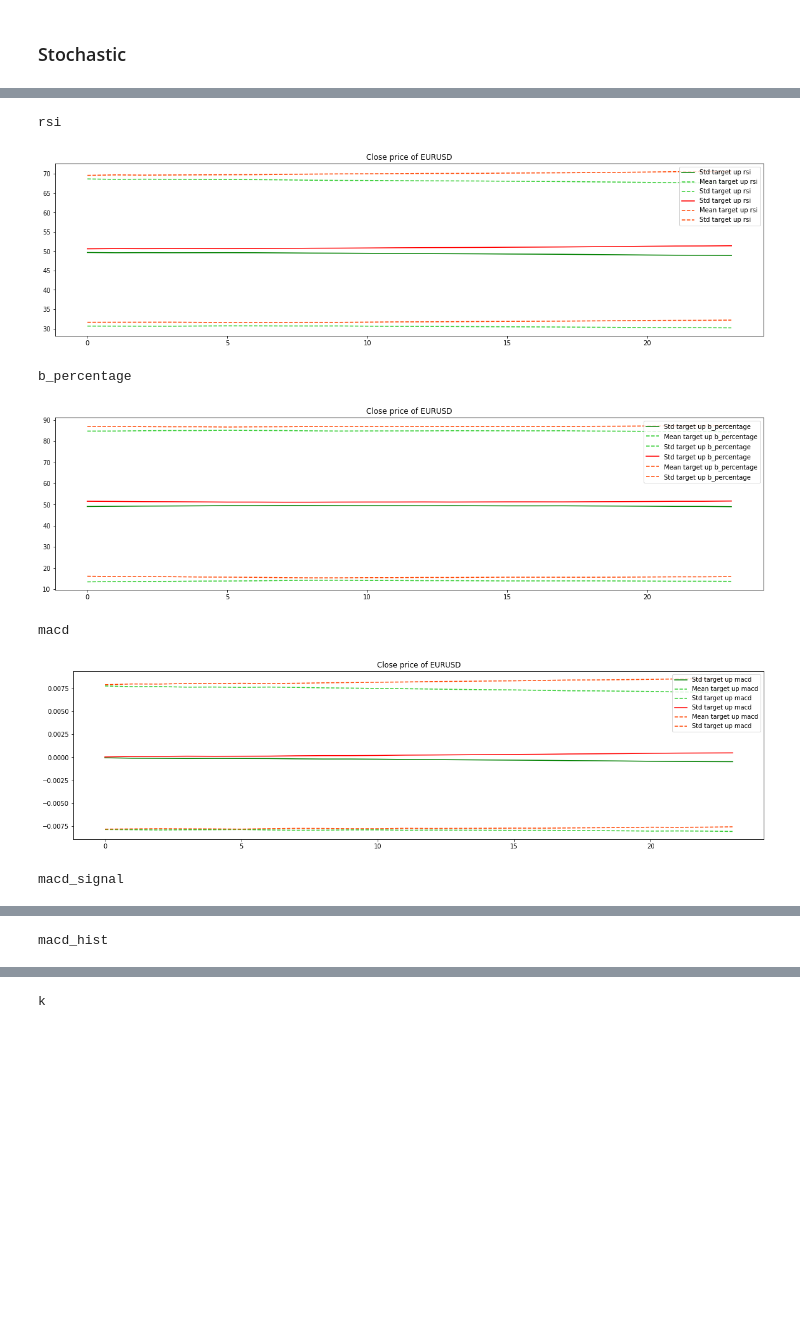
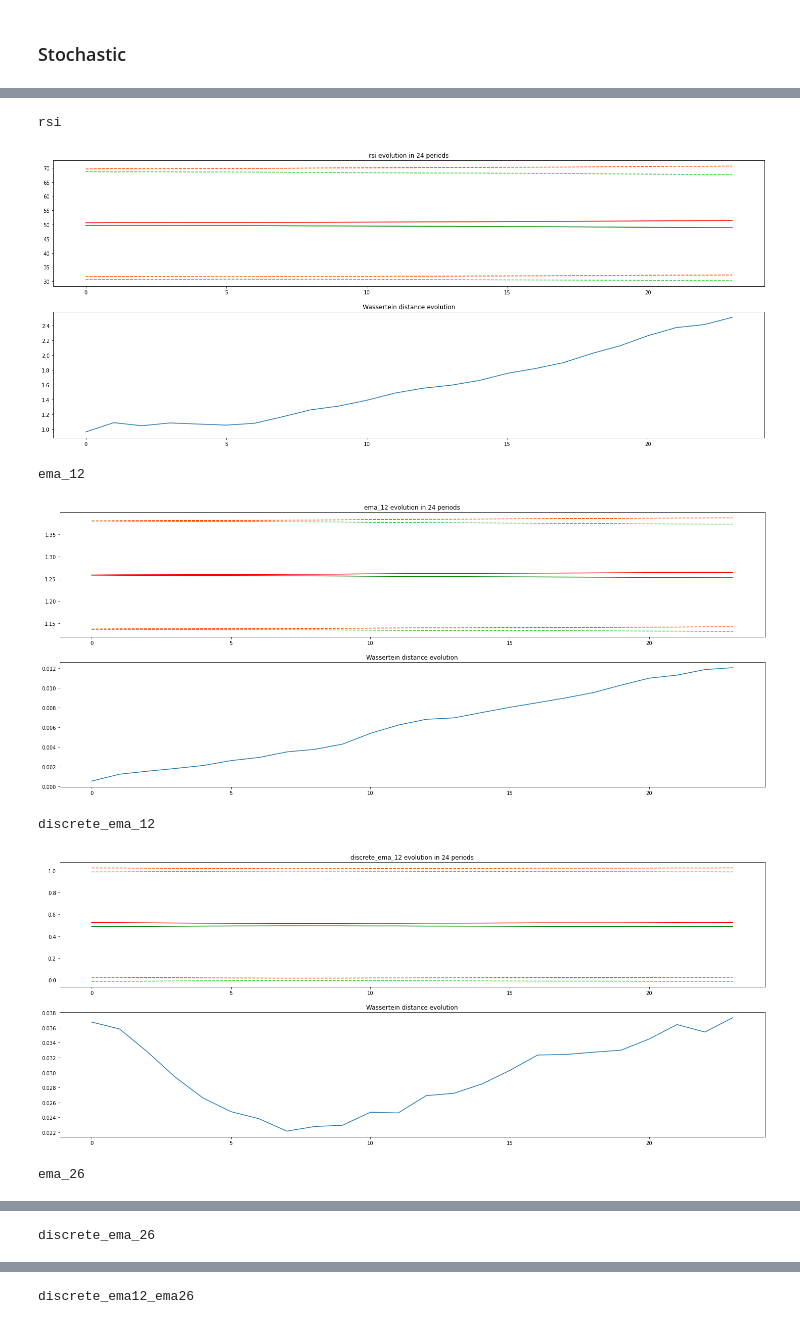
Before and after one commit to SaidJacoboDev/smart-markets, a Jupyter notebook: Chapter 1 - The data/eur_usd_analysis.ipynb, the cells around one changed output, grey strips where cells are left out. Saved outputs shown, nothing was run; the diff lists cells and outputs as text; code cells hidden in the pictures; blank space fills up the shorter version.

Commit message:
Agrego distancia de wasserstein respecto a la distancia del target

```diff
--- a/Chapter 1 - The data/eur_usd_analysis.ipynb
+++ b/Chapter 1 - The data/eur_usd_analysis.ipynb
@@ -757,7 +758,15 @@ def get_evolution_feature(dataframe, target, features_analyze, max_periods_fordw
         bearish_std_evolution = np.array([])
         bullish_std_evolution = np.array([])
 
+        wassertein_distance_evolution = np.array([])
+
         for target_column in target_columns:
+
+            df_bearish = df.loc[df[target_column] == 0]
+            df_bullish = df.loc[df[target_column] == 1]
+
+            dist = wasserstein_distance(df_bearish[feature], df_bullish[feature])
+            wassertein_distance_evolution = np.append(wassertein_distance_evolution, dist)
 
             group_by_target = df.groupby(target_column)
 
@@ -770,38 +779,37 @@ def get_evolution_feature(dataframe, target, features_analyze, max_periods_fordw
             bullish_mean_evolution = np.append(bullish_mean_evolution, mean[1])
             bullish_std_evolution = np.append(bullish_std_evolution, std[1])
 
+        plt.figure(figsize=(25,10))
+        plt.subplot(2, 1, 1)
+        plt.plot(bullish_mean_evolution, c='g',label = 'Mean target up ' + feature)
+        plt.plot(bullish_mean_evolution+1*bullish_std_evolution, linestyle='--', c='limegreen', label = '+1 std' + feature)
+        plt.plot(bullish_mean_evolution-1*bullish_std_evolution, linestyle='--', c='limegreen',label = '-1 std' + feature)
 
-        plt.figure(figsize=(20, 5))
+        plt.plot(bearish_mean_evolution, c='r',label = 'mean target down ' + feature)
+        plt.plot(bearish_mean_evolution+1*bearish_std_evolution, linestyle='--', c='orangered', label = '+1 std' + feature)
+        plt.plot(bearish_mean_evolution-1*bearish_std_evolution, linestyle='--', c='orangered',label = '-1 std' + feature)
+        plt.title(feature + ' evolution in ' + str(max_periods_fordward) + ' periods')
 
-        plt.plot(bullish_mean_evolution, c='g',label = 'Std target up ' + feature)
-        plt.plot(bullish_mean_evolution+1*bullish_std_evolution, linestyle='--', c='limegreen', label = 'Mean target up ' + feature)
-        plt.plot(bullish_mean_evolution-1*bullish_std_evolution, linestyle='--', c='limegreen',label = 'Std target up ' + feature)
-
-        plt.plot(bearish_mean_evolution, c='r',label = 'Std target up ' + feature)
-        plt.plot(bearish_mean_evolution+1*bearish_std_evolution, linestyle='--', c='orangered', label = 'Mean target up ' + feature)
-        plt.plot(bearish_mean_evolution-1*bearish_std_evolution, linestyle='--', c='orangered',label = 'Std target up ' + feature)
-
-
-
-
-        #plt.plot(bearish_mean_evolution, c='r', label = 'Mean target down ' + feature)
-        plt.title('Close price of EURUSD')
-        plt.legend(loc='best')
-        plt.show()
+        plt.subplot(2, 1, 2)
+        plt.plot(range(0, len(wassertein_distance_evolution)), wassertein_distance_evolution)
+        plt.title('Wassertein distance evolution')
 
         #plt.plot(bullish_std_evolution, label = 'Std target up ' + feature)
         #plt.plot(bearish_std_evolution, label = 'Std target down ' + feature)
         #plt.title('Close price of EURUSD')
         #plt.legend(loc='best')
-        #plt.show()
+        plt.show()
 # %%
-continous_cols = ['rsi','b_percentage', 'macd', 'macd_signal','macd_hist', 'k', 'd']
-get_evolution_feature(eur_usd, 'target', continous_cols, 24)
+cols = ['rsi','ema_12', 'discrete_ema_12','ema_26', 'discrete_ema_26', 'discrete_ema12_ema26','upper_bband', 'middle_bband', 'lower_bband',
+        'discrete_bollinger_bands', 'b_percentage', 'macd', 'macd_signal', 'discrete_macd_signal',
+        'macd_hist', 'discrete_macd_hist', 'discrete_macd_signal_hist','k', 'd', 'discrete_kd']
+
+get_evolution_feature(eur_usd, 'target', cols, 24)
 # %% [output]
 rsi
-[figure, old version]
+[figure, new version]
-b_percentage
+ema_12
-[figure, old version]
+[figure, new version]
-macd
+discrete_ema_12
-[figure, old version]
+[figure, new version]
-macd_signal
+ema_26
@@ -809 +817 @@ macd_signal
-macd_hist
+discrete_ema_26
@@ -811 +819 @@ macd_hist
-k
+discrete_ema12_ema26
```
Also changed, not shown: parts of 21 cells of this notebook.
